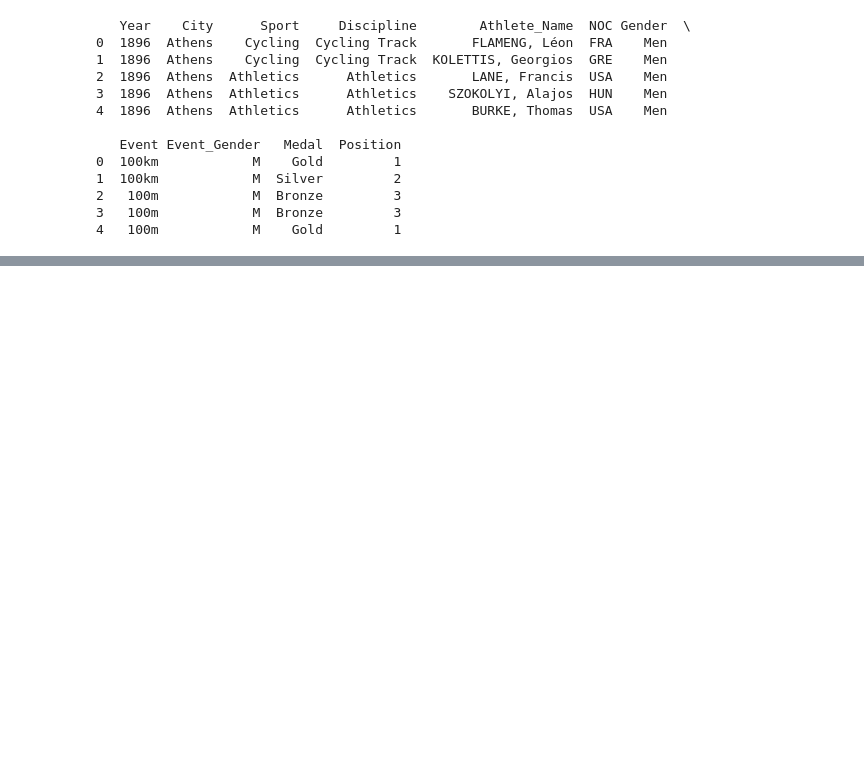
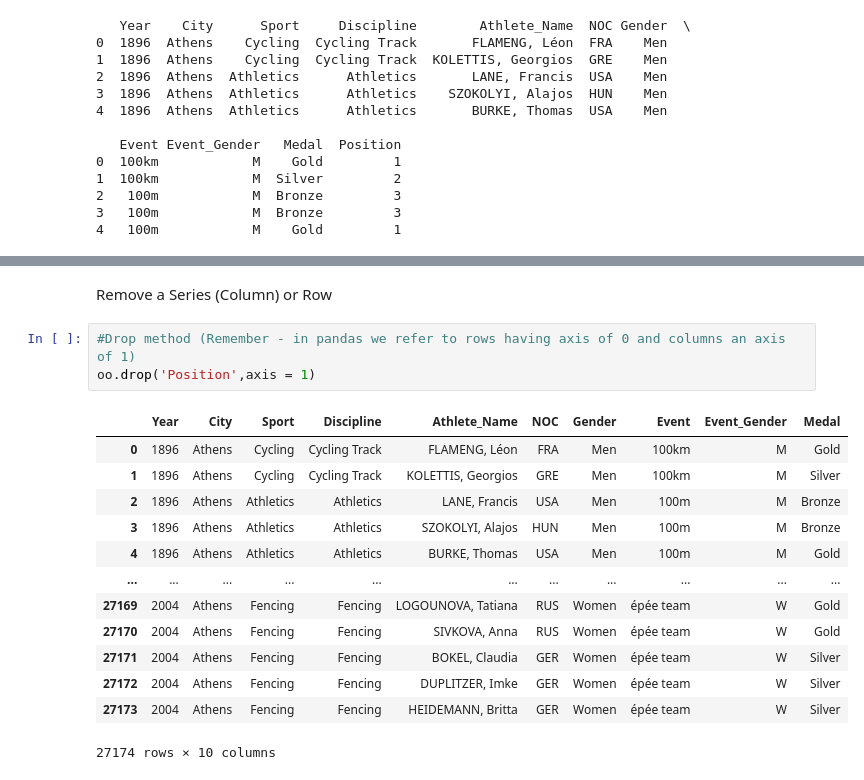
Before and after one commit to gcgauravchauhan10/Python_Practice_Codes, a Jupyter notebook: Practice with Pandas.ipynb, the cells around one changed output, grey strips where cells are left out. Cells and saved outputs as stored; diff of their text form; blank space fills up the shorter version.

```diff
--- a/Practice with Pandas.ipynb
+++ b/Practice with Pandas.ipynb
@@ -450,0 +496,19 @@ oo.sample(3)
+# %% [markdown]
+Remove a Series (Column) or Row
+# %%
+#Drop method (Remember - in pandas we refer to rows having axis of 0 and columns an axis of 1)
+oo.drop('Position',axis = 1)
+# %% [output]
+|  | Year | City | Sport | Discipline | Athlete_Name | NOC | Gender | Event | Event_Gender | Medal |
+| 0 | 1896 | Athens | Cycling | Cycling Track | FLAMENG, Léon | FRA | Men | 100km | M | Gold |
+| 1 | 1896 | Athens | Cycling | Cycling Track | KOLETTIS, Georgios | GRE | Men | 100km | M | Silver |
+| 2 | 1896 | Athens | Athletics | Athletics | LANE, Francis | USA | Men | 100m | M | Bronze |
+| 3 | 1896 | Athens | Athletics | Athletics | SZOKOLYI, Alajos | HUN | Men | 100m | M | Bronze |
+| 4 | 1896 | Athens | Athletics | Athletics | BURKE, Thomas | USA | Men | 100m | M | Gold |
+| ... | ... | ... | ... | ... | ... | ... | ... | ... | ... | ... |
+| 27169 | 2004 | Athens | Fencing | Fencing | LOGOUNOVA, Tatiana | RUS | Women | épée team | W | Gold |
+| 27170 | 2004 | Athens | Fencing | Fencing | SIVKOVA, Anna | RUS | Women | épée team | W | Gold |
+| 27171 | 2004 | Athens | Fencing | Fencing | BOKEL, Claudia | GER | Women | épée team | W | Silver |
+| 27172 | 2004 | Athens | Fencing | Fencing | DUPLITZER, Imke | GER | Women | épée team | W | Silver |
+| 27173 | 2004 | Athens | Fencing | Fencing | HEIDEMANN, Britta | GER | Women | épée team | W | Silver |
+27174 rows × 10 columns
```
Also changed, not shown: parts of 9 cells of this notebook.
